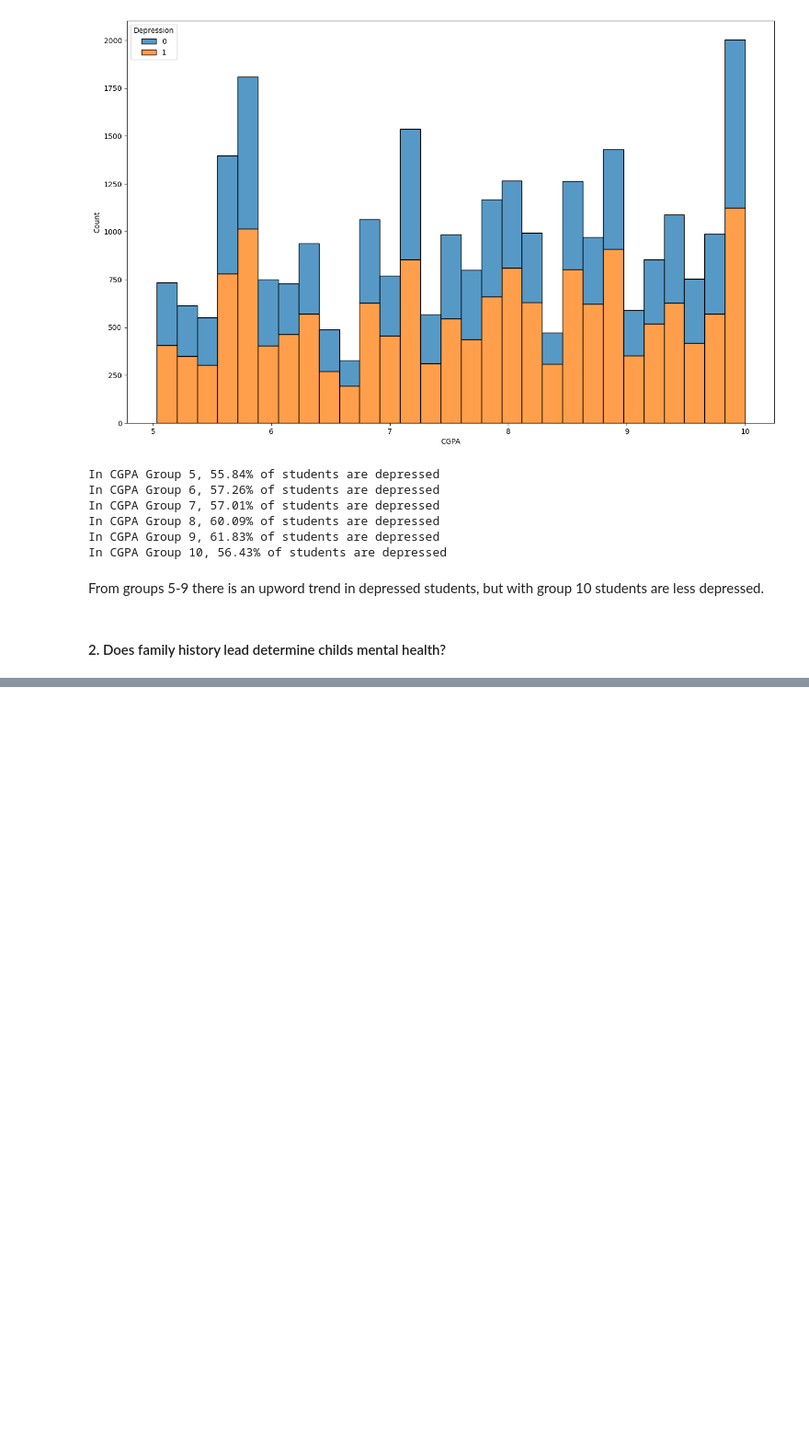
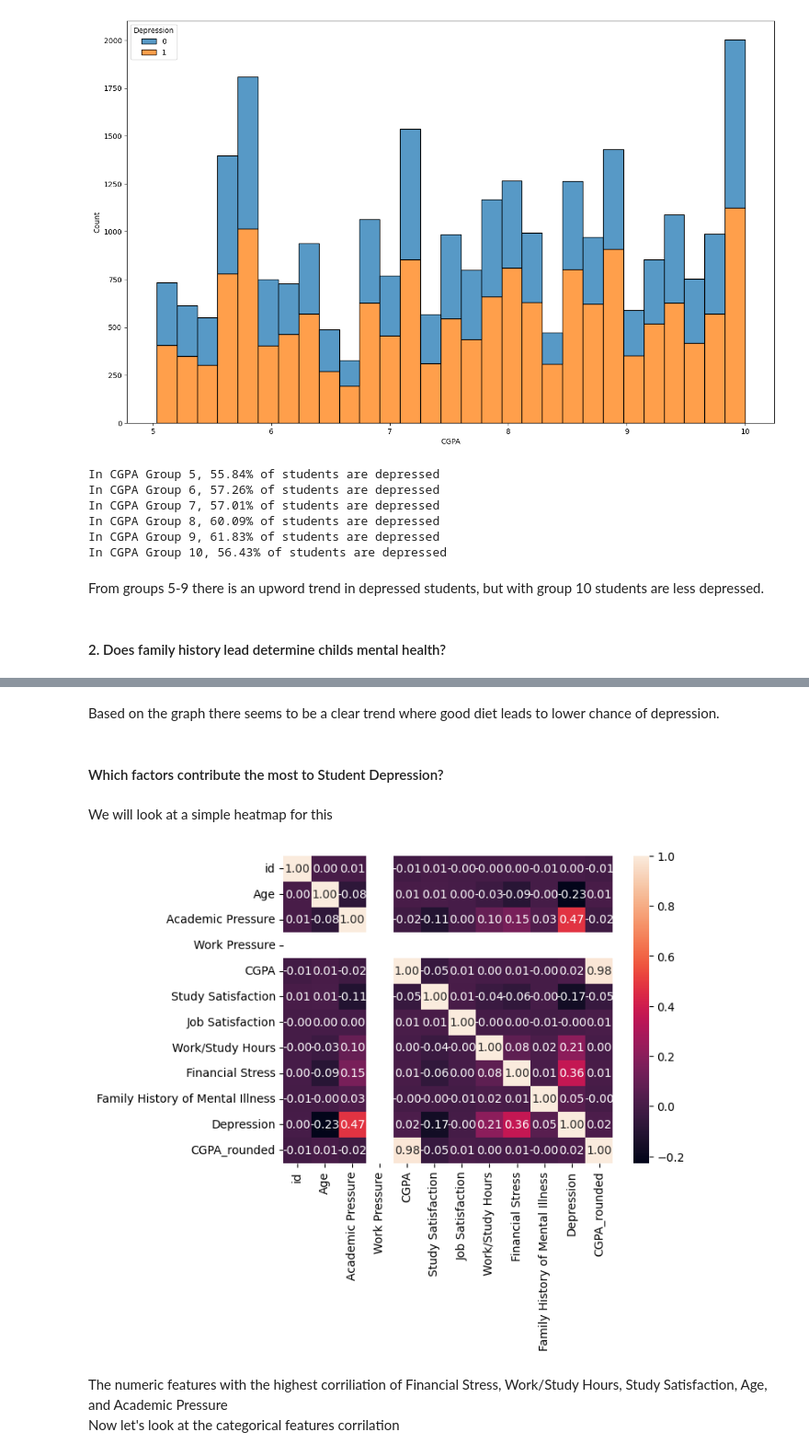
Before and after one commit to mishamickevicius/ML-Projects, a Jupyter notebook: Student Depression/student-depression-eda.ipynb, the cells around one changed output, grey strips where cells are left out. Shown at 92% size. Drawn from its saved outputs; the diff is of its cells as text; code cells hidden in the pictures; blank space fills up the shorter version.

```diff
--- a/Student Depression/student-depression-eda.ipynb
+++ b/Student Depression/student-depression-eda.ipynb
@@ -89,0 +142,14 @@ df['Family History of Mental Illness'] = df['Family History of Mental Illness'].
+# %% [markdown]
+Based on the graph there seems to be a clear trend where good diet leads to lower chance of depression.
+# %% [markdown]
+#### Which factors contribute the most to Student Depression?
+# %% [markdown]
+We will look at a simple heatmap for this
+# %%
+sns.heatmap(df.corr(numeric_only=True), annot=True, fmt='.2f')
+plt.show()
+# %% [output]
+[figure, added]
+# %% [markdown]
+The numeric features with the highest corriliation of Financial Stress, Work/Study Hours, Study Satisfaction, Age, and Academic Pressure
+<br>Now let's look at the categorical features corrilation
```
Also changed, not shown: parts of 15 cells of this notebook, 1 other file.
